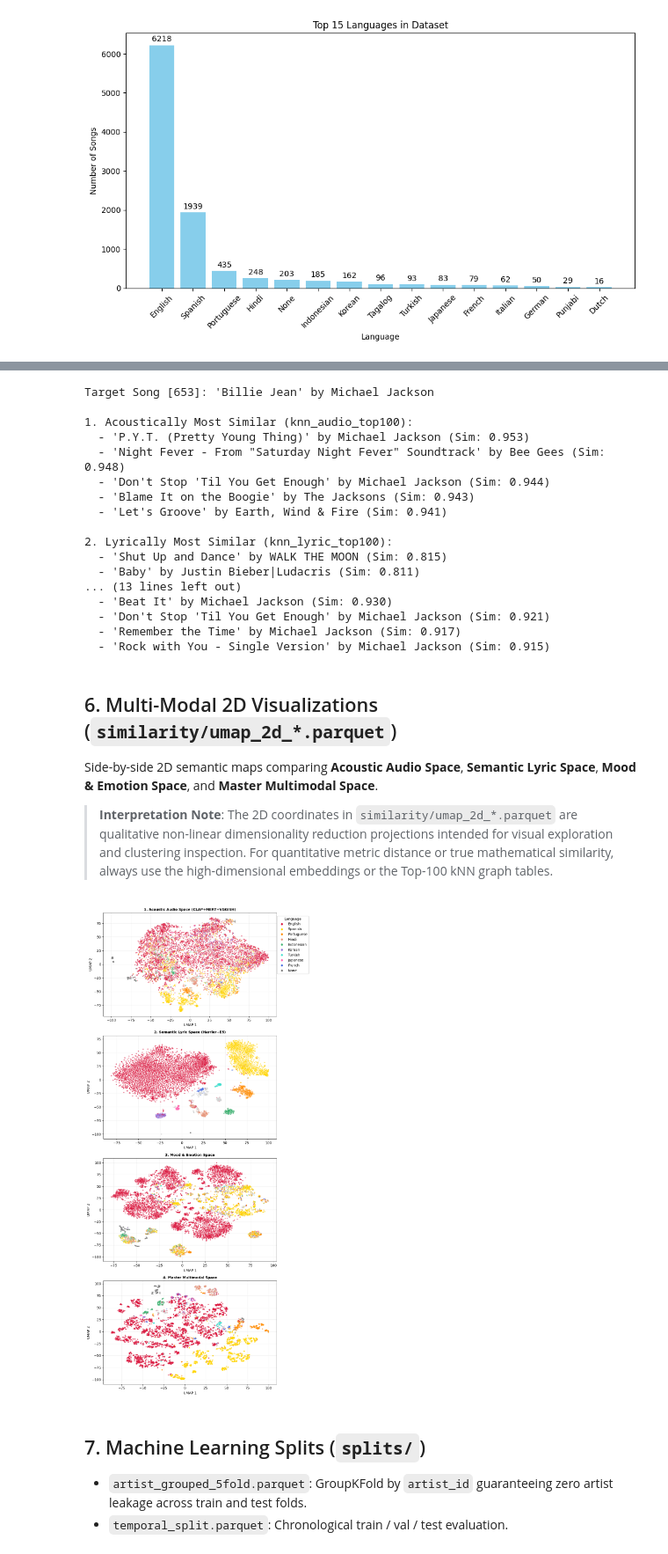
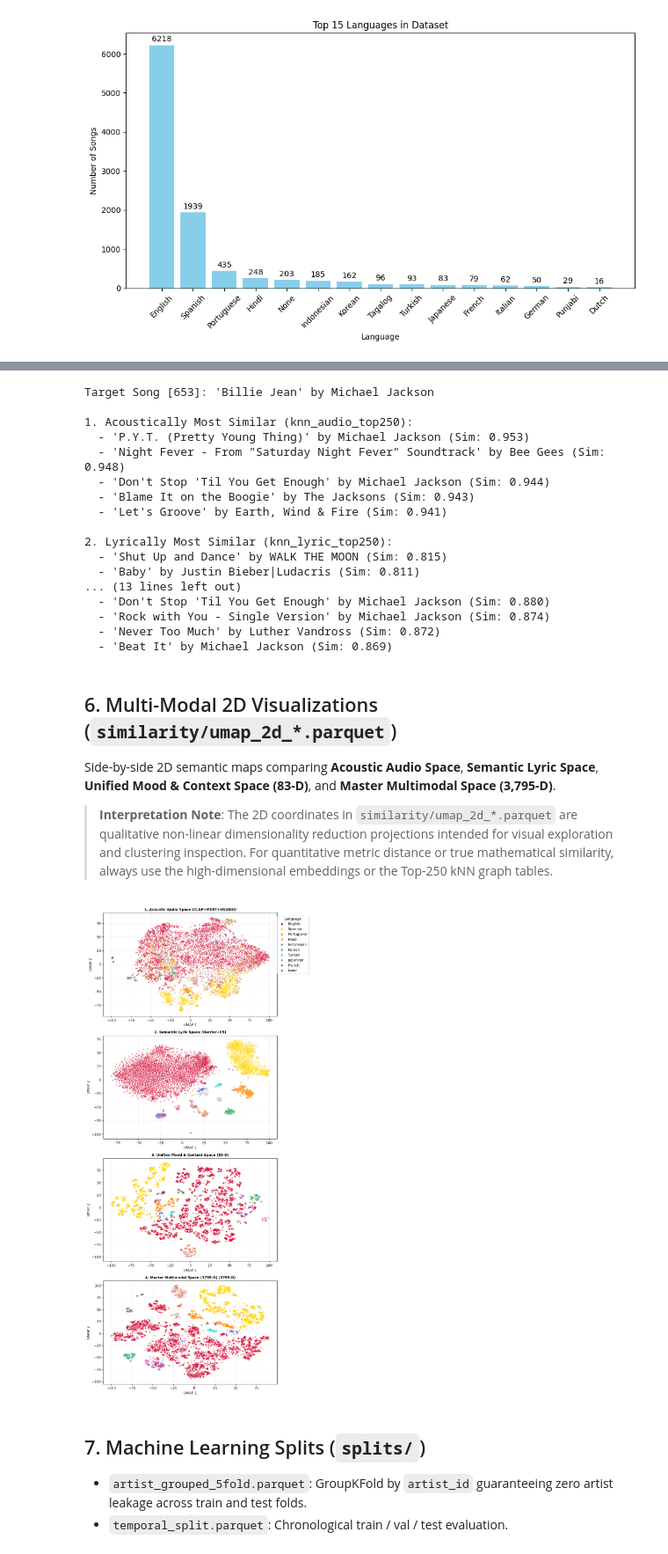
Before and after one commit to essteec/music-prediction, a Jupyter notebook: notebooks/01_quickstart_and_dataset_tour.ipynb, the cells around one changed output, grey strips where cells are left out. Shown at 88% size. Drawn from its saved outputs; the diff is of its cells as text; code cells hidden in the pictures.

```diff
--- a/notebooks/01_quickstart_and_dataset_tour.ipynb
+++ b/notebooks/01_quickstart_and_dataset_tour.ipynb
@@ -281,9 +281,9 @@ We load the pre-computed Top-100 similarity matrices for sub-millisecond query l
 # %%
 # Load all 4 similarity graphs
-knn_audio = pd.read_parquet(DATA_DIR / 'similarity' / 'knn_audio_top100.parquet')
-knn_lyric = pd.read_parquet(DATA_DIR / 'similarity' / 'knn_lyric_top100.parquet')
-knn_mood  = pd.read_parquet(DATA_DIR / 'similarity' / 'knn_mood_top100.parquet')
-knn_comb  = pd.read_parquet(DATA_DIR / 'similarity' / 'knn_combined_top100.parquet')
+knn_audio = pd.read_parquet(DATA_DIR / 'similarity' / 'knn_audio_top250.parquet')
+knn_lyric = pd.read_parquet(DATA_DIR / 'similarity' / 'knn_lyric_top250.parquet')
+knn_mood  = pd.read_parquet(DATA_DIR / 'similarity' / 'knn_mood_top250.parquet')
+knn_comb  = pd.read_parquet(DATA_DIR / 'similarity' / 'knn_combined_top250.parquet')
 
 query_idx = 653
 query_title = songs.iloc[query_idx]['track_name']
@@ -291,44 +291,44 @@ query_artist = songs.iloc[query_idx]['artist_names']
 
 print(f"Target Song [{query_idx}]: '{query_title}' by {query_artist}\n")
 
-print("1. Acoustically Most Similar (knn_audio_top100):")
-for nb_idx, sim in zip(knn_audio.iloc[query_idx]['top100_neighbor_indices'][:5], knn_audio.iloc[query_idx]['top100_similarities'][:5]):
+print("1. Acoustically Most Similar (knn_audio_top250):")
+for nb_idx, sim in zip(knn_audio.iloc[query_idx]['top250_neighbor_indices'][:5], knn_audio.iloc[query_idx]['top250_similarities'][:5]):
     print(f"  - '{songs.iloc[nb_idx]['track_name']}' by {songs.iloc[nb_idx]['artist_names']} (Sim: {sim:.3f})")
 
-print("\n2. Lyrically Most Similar (knn_lyric_top100):")
-for nb_idx, sim in zip(knn_lyric.iloc[query_idx]['top100_neighbor_indices'][:5], knn_lyric.iloc[query_idx]['top100_similarities'][:5]):
+print("\n2. Lyrically Most Similar (knn_lyric_top250):")
+for nb_idx, sim in zip(knn_lyric.iloc[query_idx]['top250_neighbor_indices'][:5], knn_lyric.iloc[query_idx]['top250_similarities'][:5]):
     print(f"  - '{songs.iloc[nb_idx]['track_name']}' by {songs.iloc[nb_idx]['artist_names']} (Sim: {sim:.3f})")
 
-print("\n3. Mood & Vibe Most Similar (knn_mood_top100):")
-for nb_idx, sim in zip(knn_mood.iloc[query_idx]['top100_neighbor_indices'][:5], knn_mood.iloc[query_idx]['top100_similarities'][:5]):
+print("\n3. Mood & Vibe Most Similar (knn_mood_top250):")
+for nb_idx, sim in zip(knn_mood.iloc[query_idx]['top250_neighbor_indices'][:5], knn_mood.iloc[query_idx]['top250_similarities'][:5]):
     print(f"  - '{songs.iloc[nb_idx]['track_name']}' by {songs.iloc[nb_idx]['artist_names']} (Sim: {sim:.3f})")
 
-print("\n4. Master Multimodal Recommendations (knn_combined_top100):")
-for nb_idx, sim in zip(knn_comb.iloc[query_idx]['top100_neighbor_indices'][:5], knn_comb.iloc[query_idx]['top100_similarities'][:5]):
+print("\n4. Master Multimodal Recommendations (knn_combined_top250):")
+for nb_idx, sim in zip(knn_comb.iloc[query_idx]['top250_neighbor_indices'][:5], knn_comb.iloc[query_idx]['top250_similarities'][:5]):
     print(f"  - '{songs.iloc[nb_idx]['track_name']}' by {songs.iloc[nb_idx]['artist_names']} (Sim: {sim:.3f})")
 # %% [output]
 Target Song [653]: 'Billie Jean' by Michael Jackson
 
-1. Acoustically Most Similar (knn_audio_top100):
+1. Acoustically Most Similar (knn_audio_top250):
   - 'P.Y.T. (Pretty Young Thing)' by Michael Jackson (Sim: 0.953)
   - 'Night Fever - From "Saturday Night Fever" Soundtrack' by Bee Gees (Sim: 0.948)
   - 'Don't Stop 'Til You Get Enough' by Michael Jackson (Sim: 0.944)
   - 'Blame It on the Boogie' by The Jacksons (Sim: 0.943)
   - 'Let's Groove' by Earth, Wind & Fire (Sim: 0.941)
 
-2. Lyrically Most Similar (knn_lyric_top100):
+2. Lyrically Most Similar (knn_lyric_top250):
   - 'Shut Up and Dance' by WALK THE MOON (Sim: 0.815)
   - 'Baby' by Justin Bieber|Ludacris (Sim: 0.811)
 ... (13 lines left out)
-  - 'Beat It' by Michael Jackson (Sim: 0.930)
-  - 'Don't Stop 'Til You Get Enough' by Michael Jackson (Sim: 0.921)
-  - 'Remember the Time' by Michael Jackson (Sim: 0.917)
-  - 'Rock with You - Single Version' by Michael Jackson (Sim: 0.915)
+  - 'Don't Stop 'Til You Get Enough' by Michael Jackson (Sim: 0.880)
+  - 'Rock with You - Single Version' by Michael Jackson (Sim: 0.874)
+  - 'Never Too Much' by Luther Vandross (Sim: 0.872)
+  - 'Beat It' by Michael Jackson (Sim: 0.869)
 # %% [markdown]
 ## 6. Multi-Modal 2D Visualizations (`similarity/umap_2d_*.parquet`)
-Side-by-side 2D semantic maps comparing **Acoustic Audio Space**, **Semantic Lyric Space**, **Mood & Emotion Space**, and **Master Multimodal Space**.
+Side-by-side 2D semantic maps comparing **Acoustic Audio Space**, **Semantic Lyric Space**, **Unified Mood & Context Space (83-D)**, and **Master Multimodal Space (3,795-D)**.
 
-> **Interpretation Note**: The 2D coordinates in `similarity/umap_2d_*.parquet` are qualitative non-linear dimensionality reduction projections intended for visual exploration and clustering inspection. For quantitative metric distance or true mathematical similarity, always use the high-dimensional embeddings or the Top-100 kNN graph tables.
+> **Interpretation Note**: The 2D coordinates in `similarity/umap_2d_*.parquet` are qualitative non-linear dimensionality reduction projections intended for visual exploration and clustering inspection. For quantitative metric distance or true mathematical similarity, always use the high-dimensional embeddings or the Top-250 kNN graph tables.
 # %%
 # Load all 4 UMAP projections
 umap_audio = pd.read_parquet(DATA_DIR / 'similarity' / 'umap_2d_audio.parquet')
@@ -373,36 +373,36 @@ axes[1].grid(True, alpha=0.2)
 
 
 # 3. Mood UMAP
 axes[2].scatter(umap_mood['proj_x'], umap_mood['proj_y'], c=lang_colors, alpha=0.35, s=5)
-axes[2].set_title("3. Mood & Emotion Space", fontsize=10, fontweight='bold')
+axes[2].set_title("3. Unified Mood & Context Space (83-D)", fontsize=10, fontweight='bold')
 axes[2].set_xlabel("UMAP 1")
 axes[2].set_ylabel("UMAP 2")
 axes[2].grid(True, alpha=0.2)
 
 
 # 4. Master Combined UMAP
 axes[3].scatter(umap_comb['proj_x'], umap_comb['proj_y'], c=lang_colors, alpha=0.35, s=5)
-axes[3].set_title("4. Master Multimodal Space", fontsize=10, fontweight='bold')
+axes[3].set_title("4. Master Multimodal Space (3795-D)", fontsize=10, fontweight='bold')
 axes[3].set_xlabel("UMAP 1")
 axes[3].set_ylabel("UMAP 2")
 axes[3].grid(True, alpha=0.2)
 
 
 # Single shared legend for language colors
 from matplotlib.lines import Line2D
 legend_elements = [
     Line2D([0], [0], marker='o', color='w', label=language_dict.get(lang, lang),
            markerfacecolor=color, markersize=7)
     for lang, color in lang_color_map.items()
 ]
 fig.legend(handles=legend_elements, title="Language", loc='upper right',
            bbox_to_anchor=(1.15, 0.98), frameon=True)
 
 
 plt.tight_layout()
 plt.show()
 # %% [output]
-[figure, old version]
+[figure, new version]
 # %% [markdown]
 ## 7. Machine Learning Splits (`splits/`)
 - `artist_grouped_5fold.parquet`: GroupKFold by `artist_id` guaranteeing zero artist leakage across train and test folds.
```
Also changed, not shown: parts of 2 cells of this notebook, 33 other files.
